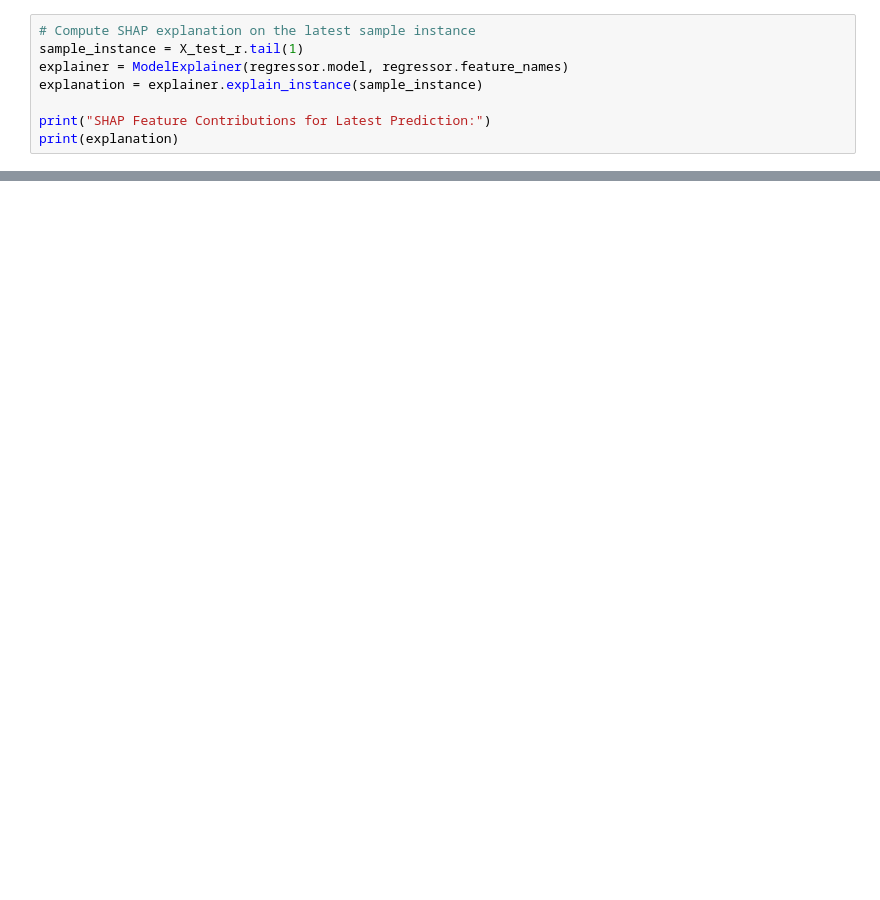
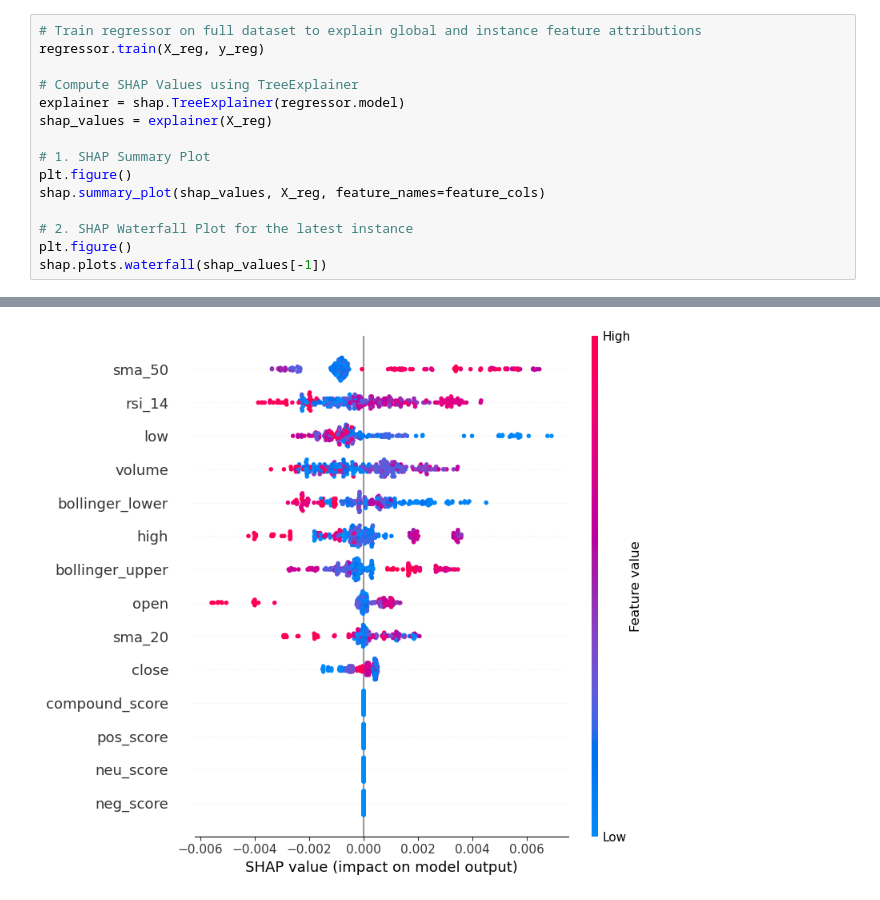
Before and after one commit to pchaher03/stonks-maker, a Jupyter notebook: notebooks/03_model_evaluation.ipynb, the cells around one changed output, grey strips where cells are left out. Drawn from its saved outputs; the diff is of its cells as text; blank space fills up the shorter version.

```diff
--- a/notebooks/03_model_evaluation.ipynb
+++ b/notebooks/03_model_evaluation.ipynb
@@ -97,9 +140,16 @@ Model Training Complete!
 # %%
-# Compute SHAP explanation on the latest sample instance
-sample_instance = X_test_r.tail(1)
-explainer = ModelExplainer(regressor.model, regressor.feature_names)
-explanation = explainer.explain_instance(sample_instance)
+# Train regressor on full dataset to explain global and instance feature attributions
+regressor.train(X_reg, y_reg)
 
-print("SHAP Feature Contributions for Latest Prediction:")
-print(explanation)
+# Compute SHAP Values using TreeExplainer
+explainer = shap.TreeExplainer(regressor.model)
+shap_values = explainer(X_reg)
+
+# 1. SHAP Summary Plot
+plt.figure()
+shap.summary_plot(shap_values, X_reg, feature_names=feature_cols)
+
+# 2. SHAP Waterfall Plot for the latest instance
+plt.figure()
+shap.plots.waterfall(shap_values[-1])
 # %% [output]
@@ -107,0 +158 @@ SHAP Feature Contributions for Latest Prediction:
+[figure, added]
```
Also changed, not shown: parts of 5 cells of this notebook, 19 other files.
